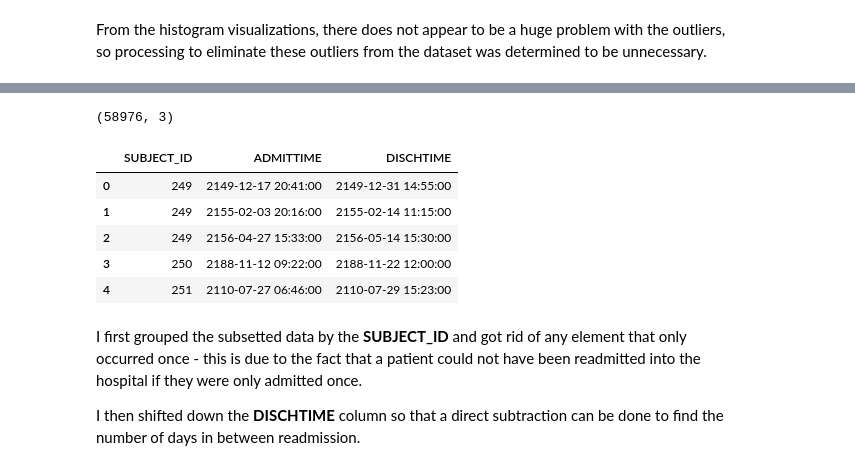
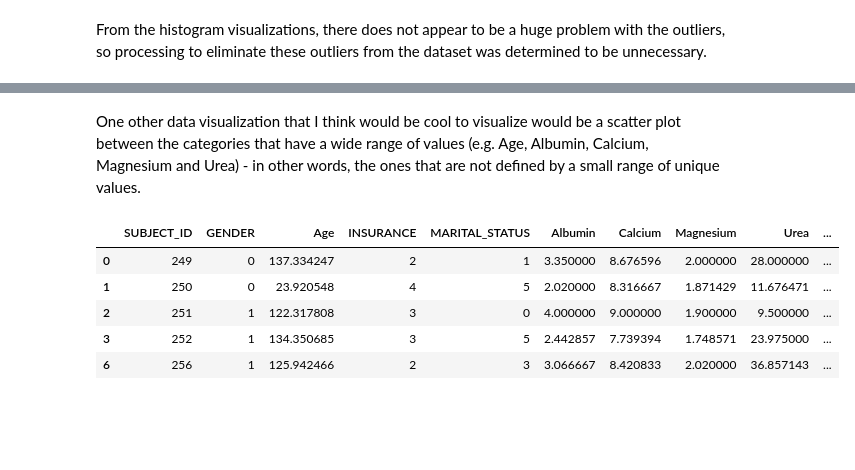
Before and after one commit to asheu96/final_project_prompt, a Jupyter notebook: Final Project.ipynb, the cells around one changed output, grey strips where cells are left out. Saved outputs shown, nothing was run; the diff lists cells and outputs as text; code cells hidden in the pictures; blank space fills up the shorter version.

```diff
--- a/Final Project.ipynb
+++ b/Final Project.ipynb
@@ -169,0 +355,5 @@ At this point, I have cleaned up the data to the extent that I want and will mov
+# %%
+predictor = predictor.merge(urea_mean, how='left', left_on='SUBJECT_ID', right_on='SUBJECT_ID')
+predictor = predictor.rename({'VALUENUM':'Urea'}, axis=1)
+predictor.head()
+# merges urea into the dataframe
@@ -169,0 +369,5 @@ At this point, I have cleaned up the data to the extent that I want and will mov
+# %%
+temp = pd.DataFrame({'SUBJECT_ID': readmitList})
+temp['30 Day Readmission'] = 1
+temp.head()
+# created a temporary data frame so that I can merge it into the bigger dataframe to include the 30 Day Readmission Column
@@ -169,0 +381,5 @@ At this point, I have cleaned up the data to the extent that I want and will mov
+# %%
+predictor = predictor.merge(temp, how='left', left_on='SUBJECT_ID', right_on='SUBJECT_ID')
+predictor['30 Day Readmission'].fillna(0, inplace=True)
+# after merging, all values that were NaN would mean that the patients were not readmitted
+predictor.head()
@@ -169,0 +397,2 @@ At this point, I have cleaned up the data to the extent that I want and will mov
+# %%
+predictor = predictor.dropna()
@@ -248,18 +488,11 @@ For this, I'll need three columns from the merged dataset, the Subject_ID, Admit
-# %%
-subset = mergedAdmission[['SUBJECT_ID', 'ADMITTIME', 'DISCHTIME']]
-subset.shape
-# %% [output]
-(58976, 3)
+# %% [markdown]
+One other data visualization that I think would be cool to visualize would be a scatter plot between the categories that have a wide range of values (e.g. Age, Albumin, Calcium, Magnesium and Urea) - in other words, the ones that are not defined by a small range of unique values.
 # %%
-subset.head()
+predictor.head()
 # %% [output]
-|  | SUBJECT_ID | ADMITTIME | DISCHTIME |
-| 0 | 249 | 2149-12-17 20:41:00 | 2149-12-31 14:55:00 |
-| 1 | 249 | 2155-02-03 20:16:00 | 2155-02-14 11:15:00 |
-| 2 | 249 | 2156-04-27 15:33:00 | 2156-05-14 15:30:00 |
-| 3 | 250 | 2188-11-12 09:22:00 | 2188-11-22 12:00:00 |
-| 4 | 251 | 2110-07-27 06:46:00 | 2110-07-29 15:23:00 |
+|  | SUBJECT_ID | GENDER | Age | INSURANCE | MARITAL_STATUS | Albumin | Calcium | Magnesium | Urea | ... |
+| 0 | 249 | 0 | 137.334247 | 2 | 1 | 3.350000 | 8.676596 | 2.000000 | 28.000000 | ... |
+| 1 | 250 | 0 | 23.920548 | 4 | 5 | 2.020000 | 8.316667 | 1.871429 | 11.676471 | ... |
+| 2 | 251 | 1 | 122.317808 | 3 | 0 | 4.000000 | 9.000000 | 1.900000 | 9.500000 | ... |
+| 3 | 252 | 1 | 134.350685 | 3 | 5 | 2.442857 | 7.739394 | 1.748571 | 23.975000 | ... |
+| 6 | 256 | 1 | 125.942466 | 2 | 3 | 3.066667 | 8.420833 | 2.020000 | 36.857143 | ... |
-# %% [markdown]
-I first grouped the subsetted data by the **SUBJECT_ID** and got rid of any element that only occurred once - this is due to the fact that a patient could not have been readmitted into the hospital if they were only admitted once.
-
-I then shifted down the **DISCHTIME** column so that a direct subtraction can be done to find the number of days in between readmission.
```
Also changed, not shown: parts of 49 cells of this notebook.
